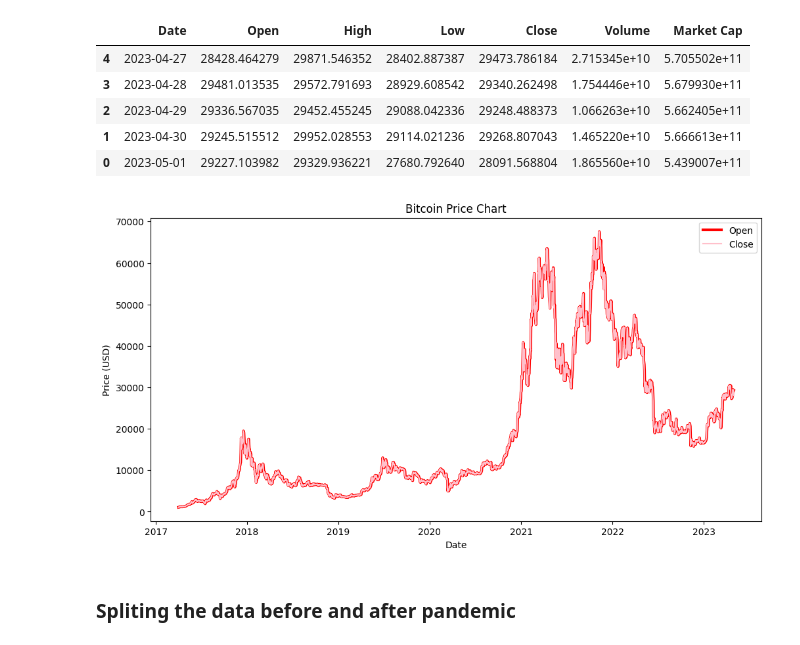
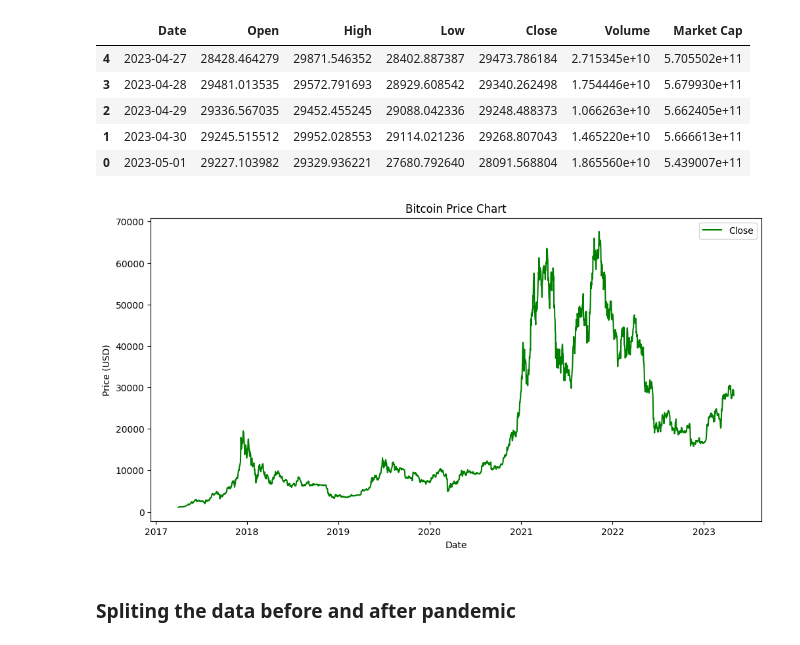
Before and after one commit to devendra971/bitcoin-price-prediction, a Jupyter notebook: RNN_&_LSTM.ipynb, the cells around one changed output. Cells and saved outputs as stored; diff of their text form; code cells hidden in the pictures.

```diff
--- a/RNN_&_LSTM.ipynb
+++ b/RNN_&_LSTM.ipynb
@@ -40,25 +40,25 @@ data.tail()
 # %%
 fig, ax = plt.subplots(figsize=(12, 6))
 data_indexed = data.set_index('Date')
 
 # Plot the opening prices in blue
-ax.plot(data_indexed.index, data_indexed['Open'], color='red',linewidth = 3, label='Open')
+# ax.plot(data_indexed.index, data_indexed['Open'], color='red',linewidth = 3, label='Open')
 
 # Plot the closing prices in red
-ax.plot(data_indexed.index, data_indexed['Close'], color='pink', label='Close')
+ax.plot(data_indexed.index, data_indexed['Close'], color='green', label='Close')
 
 # Add title and axis labels
 ax.set_title('Bitcoin Price Chart')
 ax.set_xlabel('Date')
 ax.set_ylabel('Price (USD)')
 
 # Add legend
 ax.legend()
 
 # Show the plot
 plt.show()
 # %% [output]
-[figure, old version]
+[figure, new version]
 # %% [markdown]
 ### Spliting the data before and after pandemic
 # %%
```
